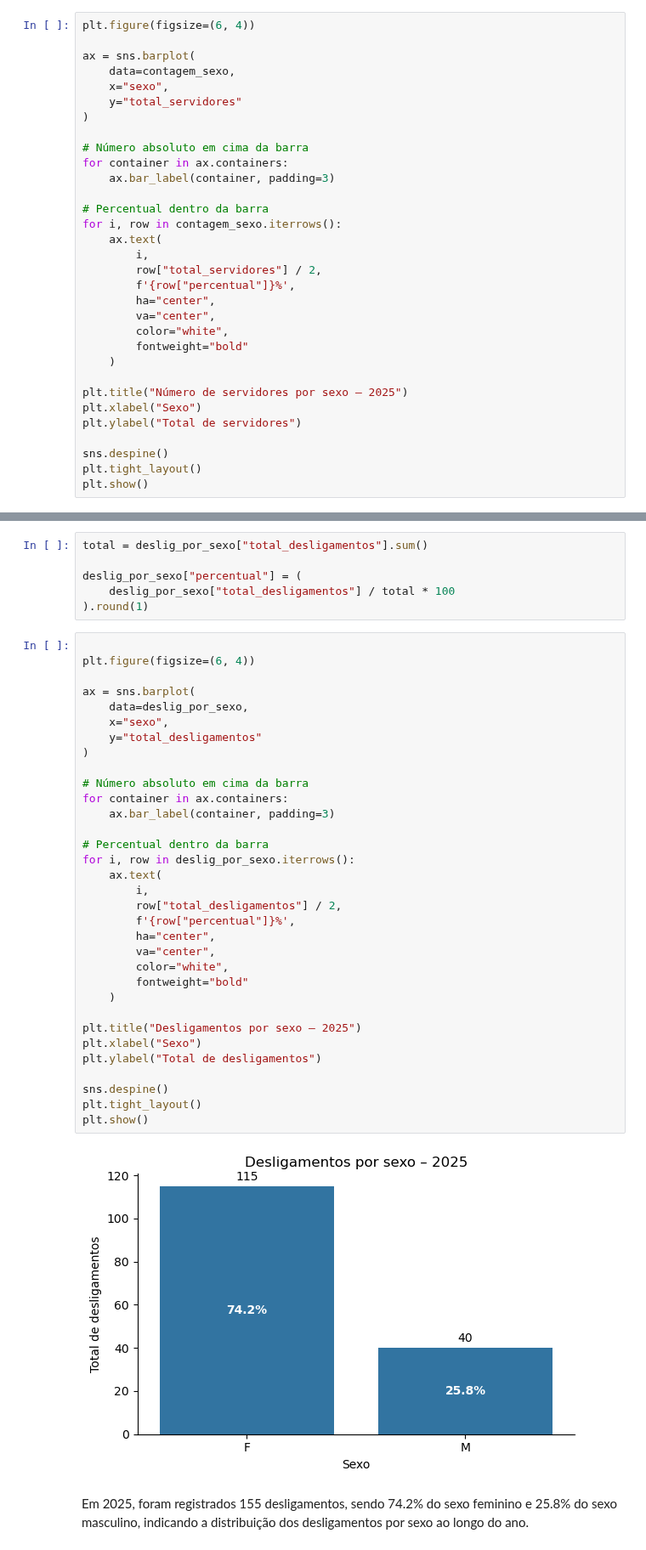
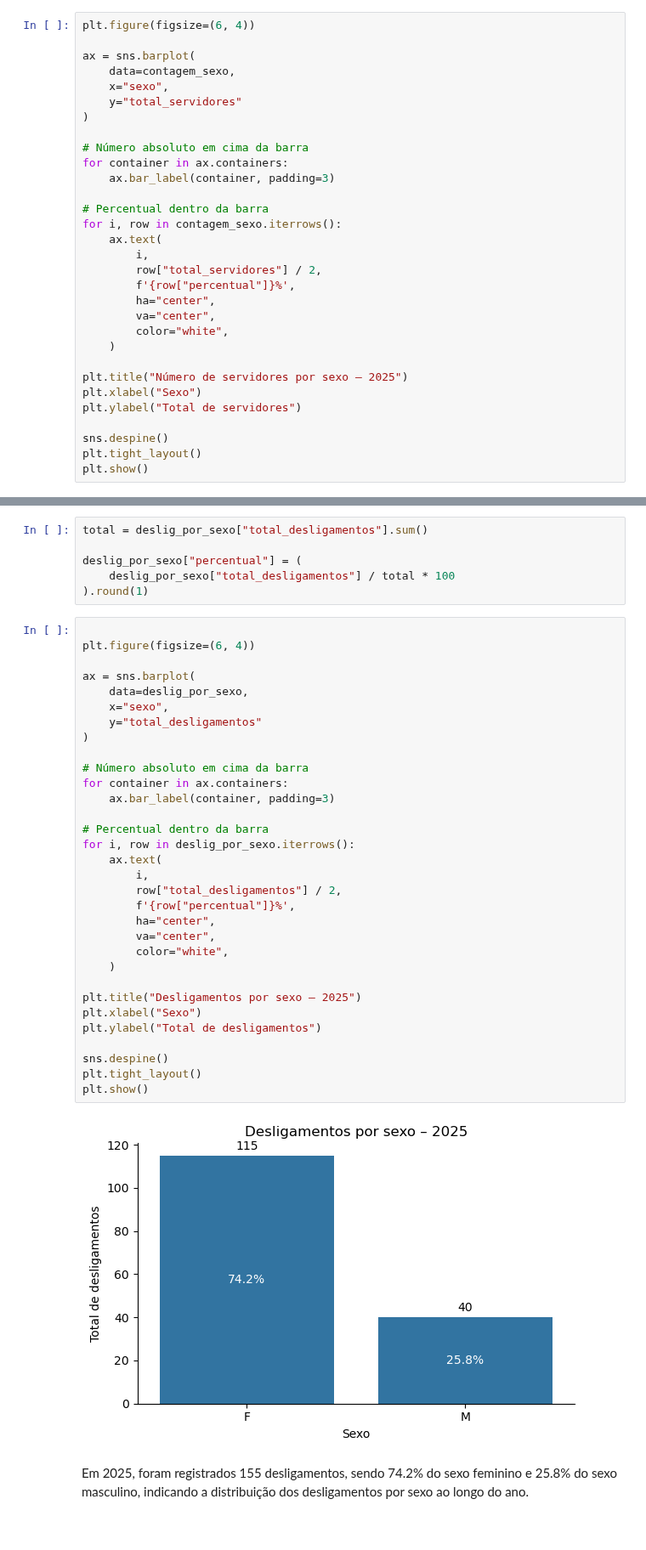
Before and after one commit to oguidenardi/folha_pagamento_santa_rita_2025, a Jupyter notebook: notebooks/04_exploratory_data_analysis.ipynb, the cells around one changed output, grey strips where cells are left out. Shown at 85% size. Drawn from its saved outputs; the diff is of its cells as text.

```diff
--- a/notebooks/04_exploratory_data_analysis.ipynb
+++ b/notebooks/04_exploratory_data_analysis.ipynb
@@ -256,7 +256,6 @@ for i, row in contagem_sexo.iterrows():
         ha="center",
         va="center",
         color="white",
-        fontweight="bold"
     )
 
 plt.title("Número de servidores por sexo – 2025")
@@ -303,35 +302,34 @@ plt.figure(figsize=(6, 4))
 
 ax = sns.barplot(
     data=deslig_por_sexo,
     x="sexo",
     y="total_desligamentos"
 )
 
 # Número absoluto em cima da barra
 for container in ax.containers:
     ax.bar_label(container, padding=3)
 
 # Percentual dentro da barra
 for i, row in deslig_por_sexo.iterrows():
     ax.text(
         i,
         row["total_desligamentos"] / 2,
         f'{row["percentual"]}%',
         ha="center",
         va="center",
         color="white",
-        fontweight="bold"
     )
 
 plt.title("Desligamentos por sexo – 2025")
 plt.xlabel("Sexo")
 plt.ylabel("Total de desligamentos")
 
 sns.despine()
 plt.tight_layout()
 plt.show()
 # %% [output]
-[figure, old version]
+[figure, new version]
 # %% [markdown]
 Em 2025, foram registrados 155 desligamentos, sendo 74.2% do sexo feminino e 25.8% do sexo masculino, indicando a distribuição dos desligamentos por sexo ao longo do ano.
 # %%
```
Also changed, not shown: parts of 9 cells of this notebook.
